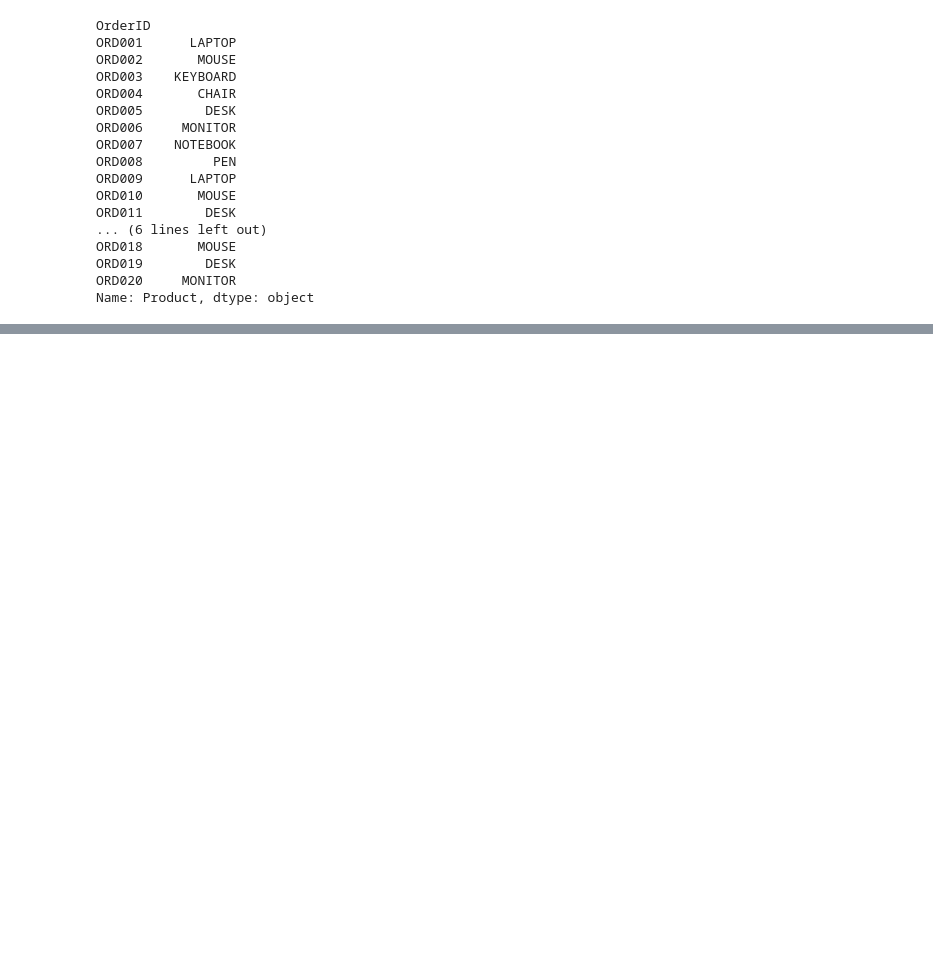
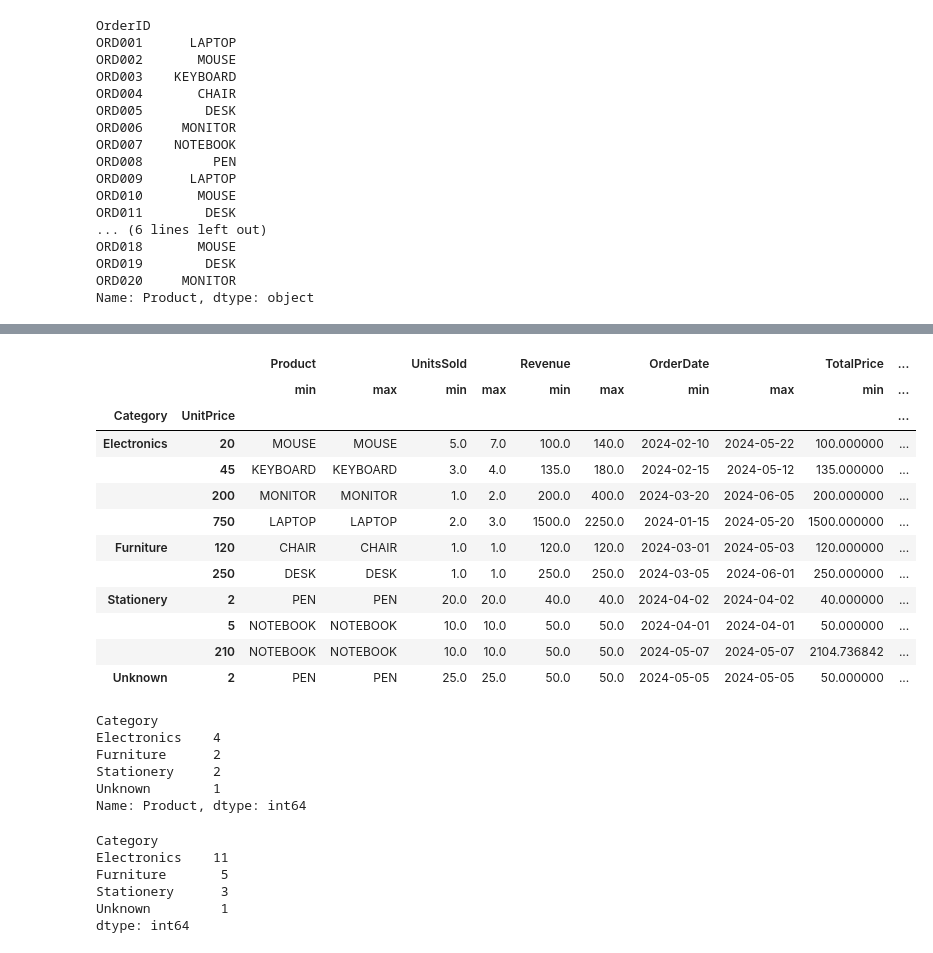
Before and after one commit to kuldeep-amenity/Amenity_Training_Tasks, a Jupyter notebook: Task5/Pandas_Task.ipynb, the cells around one changed output, grey strips where cells are left out. Saved outputs shown, nothing was run; the diff lists cells and outputs as text; code cells hidden in the pictures; blank space fills up the shorter version.

```diff
--- a/Task5/Pandas_Task.ipynb
+++ b/Task5/Pandas_Task.ipynb
@@ -500,0 +554,39 @@ Name: Product, dtype: object
+# %%
+# Find the minimum and maximum values of a numerical column for each group.
+
+df.groupby(['Category','UnitPrice']).agg(['min','max'])
+# %% [output]
+|  |  | Product |  | UnitsSold |  | Revenue |  | OrderDate |  | TotalPrice | ... |
+|  |  | min | max | min | max | min | max | min | max | min | ... |
+| Category | UnitPrice |  |  |  |  |  |  |  |  |  | ... |
+| Electronics | 20 | MOUSE | MOUSE | 5.0 | 7.0 | 100.0 | 140.0 | 2024-02-10 | 2024-05-22 | 100.000000 | ... |
+|  | 45 | KEYBOARD | KEYBOARD | 3.0 | 4.0 | 135.0 | 180.0 | 2024-02-15 | 2024-05-12 | 135.000000 | ... |
+|  | 200 | MONITOR | MONITOR | 1.0 | 2.0 | 200.0 | 400.0 | 2024-03-20 | 2024-06-05 | 200.000000 | ... |
+|  | 750 | LAPTOP | LAPTOP | 2.0 | 3.0 | 1500.0 | 2250.0 | 2024-01-15 | 2024-05-20 | 1500.000000 | ... |
+| Furniture | 120 | CHAIR | CHAIR | 1.0 | 1.0 | 120.0 | 120.0 | 2024-03-01 | 2024-05-03 | 120.000000 | ... |
+|  | 250 | DESK | DESK | 1.0 | 1.0 | 250.0 | 250.0 | 2024-03-05 | 2024-06-01 | 250.000000 | ... |
+| Stationery | 2 | PEN | PEN | 20.0 | 20.0 | 40.0 | 40.0 | 2024-04-02 | 2024-04-02 | 40.000000 | ... |
+|  | 5 | NOTEBOOK | NOTEBOOK | 10.0 | 10.0 | 50.0 | 50.0 | 2024-04-01 | 2024-04-01 | 50.000000 | ... |
+|  | 210 | NOTEBOOK | NOTEBOOK | 10.0 | 10.0 | 50.0 | 50.0 | 2024-05-07 | 2024-05-07 | 2104.736842 | ... |
+| Unknown | 2 | PEN | PEN | 25.0 | 25.0 | 50.0 | 50.0 | 2024-05-05 | 2024-05-05 | 50.000000 | ... |
+# %%
+# Calculate the number of unique items in a column for each group (e.g., unique products per category).
+
+df.groupby('Category')['Product'].nunique()
+# %% [output]
+Category
+Electronics    4
+Furniture      2
+Stationery     2
+Unknown        1
+Name: Product, dtype: int64
+# %%
+# Get the size of each group after grouping.
+df.groupby('Category').size()
+# %% [output]
+Category
+Electronics    11
+Furniture       5
+Stationery      3
+Unknown         1
+dtype: int64
```
Also changed, not shown: parts of 12 cells of this notebook.
